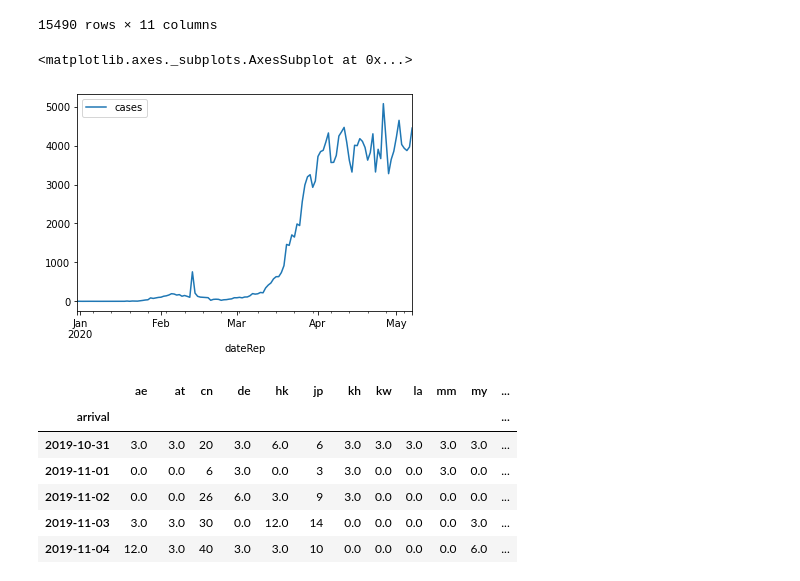
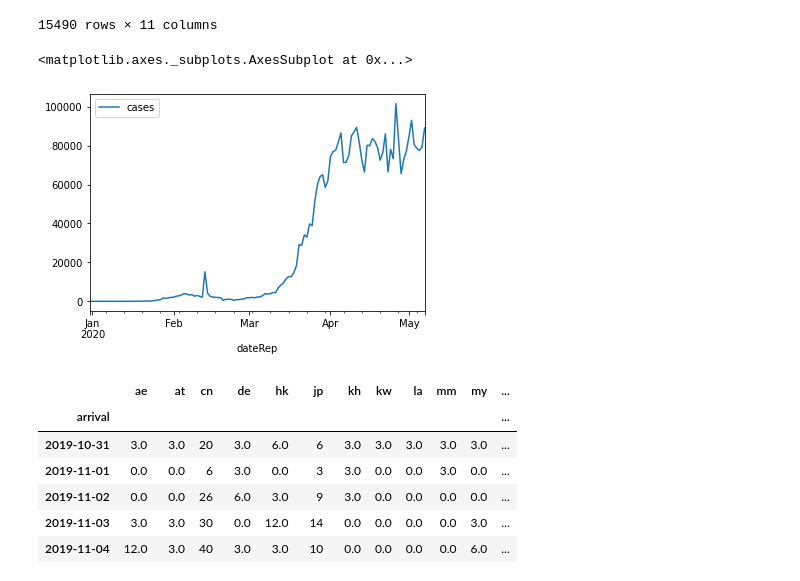
Before and after one commit to dolmani38/ai_corona, a Jupyter notebook: analysis_corona_0507.ipynb, the cells around one changed output. Saved outputs shown, nothing was run; the diff lists cells and outputs as text; code cells hidden in the pictures.

```diff
--- a/analysis_corona_0507.ipynb
+++ b/analysis_corona_0507.ipynb
@@ -271,13 +271,13 @@ cov_ww
 # %%
 cov_ww_ds = pd.DataFrame(cov_ww.groupby('dateRep')['cases'].sum())
 #date column을 datetime 으로 casting 한다.
 cov_ww_ds.index =  pd.to_datetime(cov_ww_ds.index, format='%d/%m/%Y')
-cov_ww_ds = cov_ww_ds.sort_index() / 20
+cov_ww_ds = cov_ww_ds.sort_index()
 
 cov_ww_ds.plot()
 # %% [output]
 <matplotlib.axes._subplots.AxesSubplot at 0x...>
-[figure, old version]
+[figure, new version]
 # %%
 raw_ds = raw_ds.join(cov_ww_ds)
 raw_ds.fillna(0)
```
Also changed, not shown: parts of 25 cells of this notebook.
